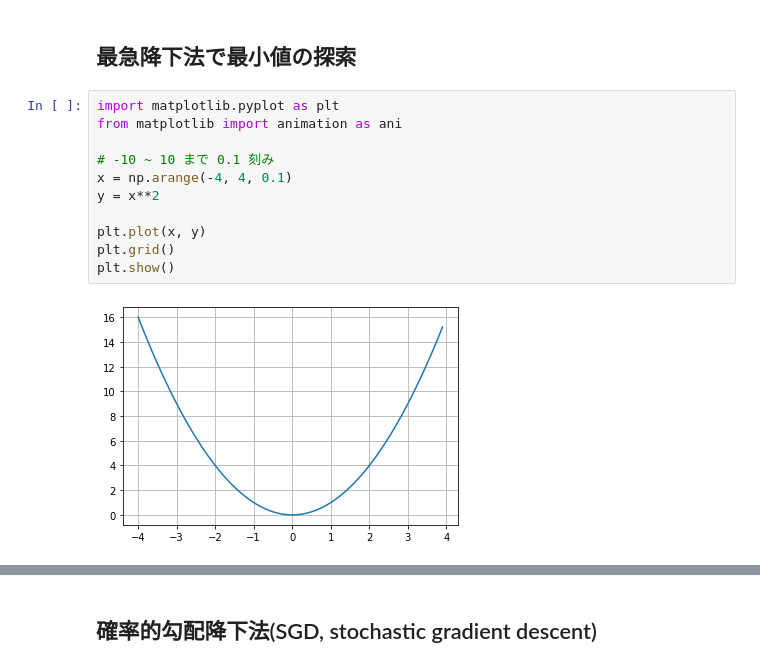
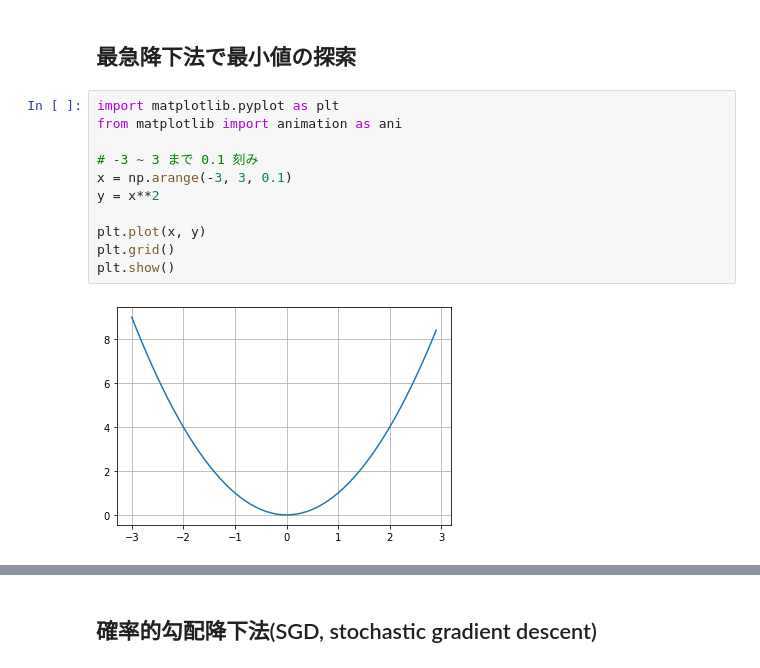
Before and after one commit to Tonoyama/Keras-Study, a Jupyter notebook: optimization.ipynb, the cells around one changed output, grey strips where cells are left out. Drawn from its saved outputs; the diff is of its cells as text.

```diff
--- a/optimization.ipynb
+++ b/optimization.ipynb
@@ -131,16 +126,16 @@ plt.show()
 # %%
 import matplotlib.pyplot as plt
 from matplotlib import animation as ani
 
-# -10 ~ 10 まで 0.1 刻み
-x = np.arange(-4, 4, 0.1)
+# -3 ~ 3 まで 0.1 刻み
+x = np.arange(-3, 3, 0.1)
 y = x**2
 
 plt.plot(x, y)
 plt.grid()
 plt.show()
 # %% [output]
-[figure, old version]
+[figure, new version]
 # %% [markdown]
 ２次関数 $f(x)=x^2$ の最小値を**勾配降下法**で求める。
 
```
Also changed, not shown: parts of 6 cells of this notebook.
